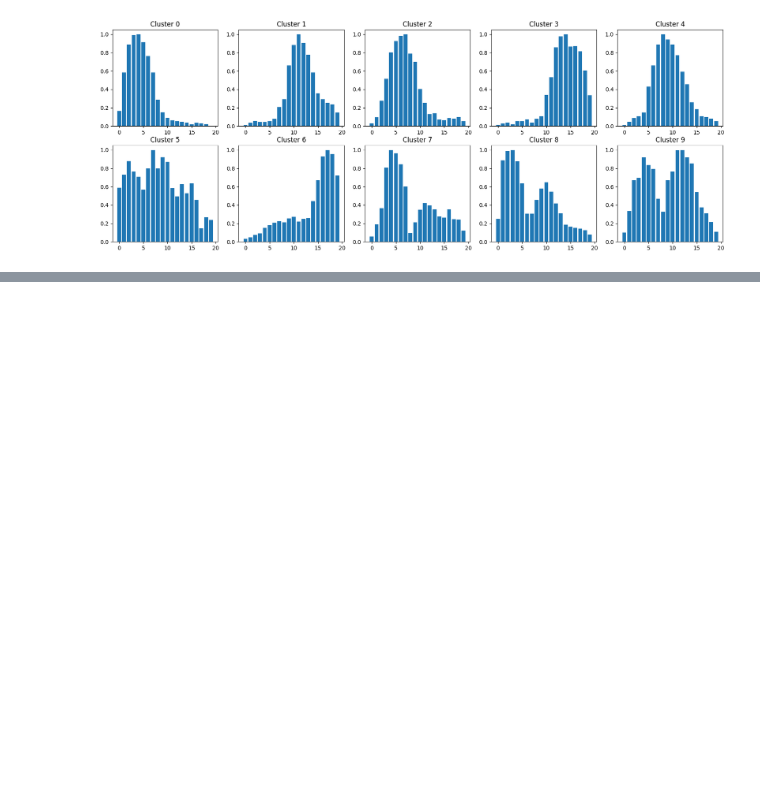
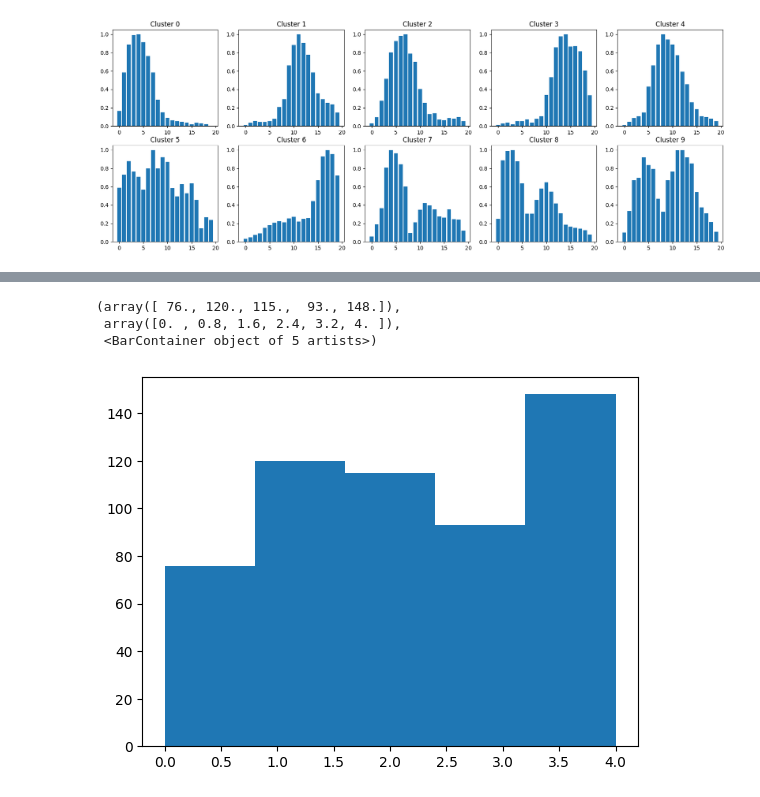
Before and after one commit to katarinagresova/DeepExperiment, a Jupyter notebook: experiments/Helwak2013_miRBind_interpretation_clustering.ipynb, the cells around one changed output, grey strips where cells are left out. Saved outputs shown, nothing was run; the diff lists cells and outputs as text; code cells hidden in the pictures; blank space fills up the shorter version.

```diff
--- a/experiments/Helwak2013_miRBind_interpretation_clustering.ipynb
+++ b/experiments/Helwak2013_miRBind_interpretation_clustering.ipynb
@@ -156,0 +171,7 @@ for i in range(5):
+# %%
+plt.hist(labels,bins=N_CLUSTERS)
+# %% [output]
+(array([ 76., 120., 115.,  93., 148.]),
+ array([0. , 0.8, 1.6, 2.4, 3.2, 4. ]),
+ <BarContainer object of 5 artists>)
+[figure, added]
```
Also changed, not shown: parts of 1 cell of this notebook.
